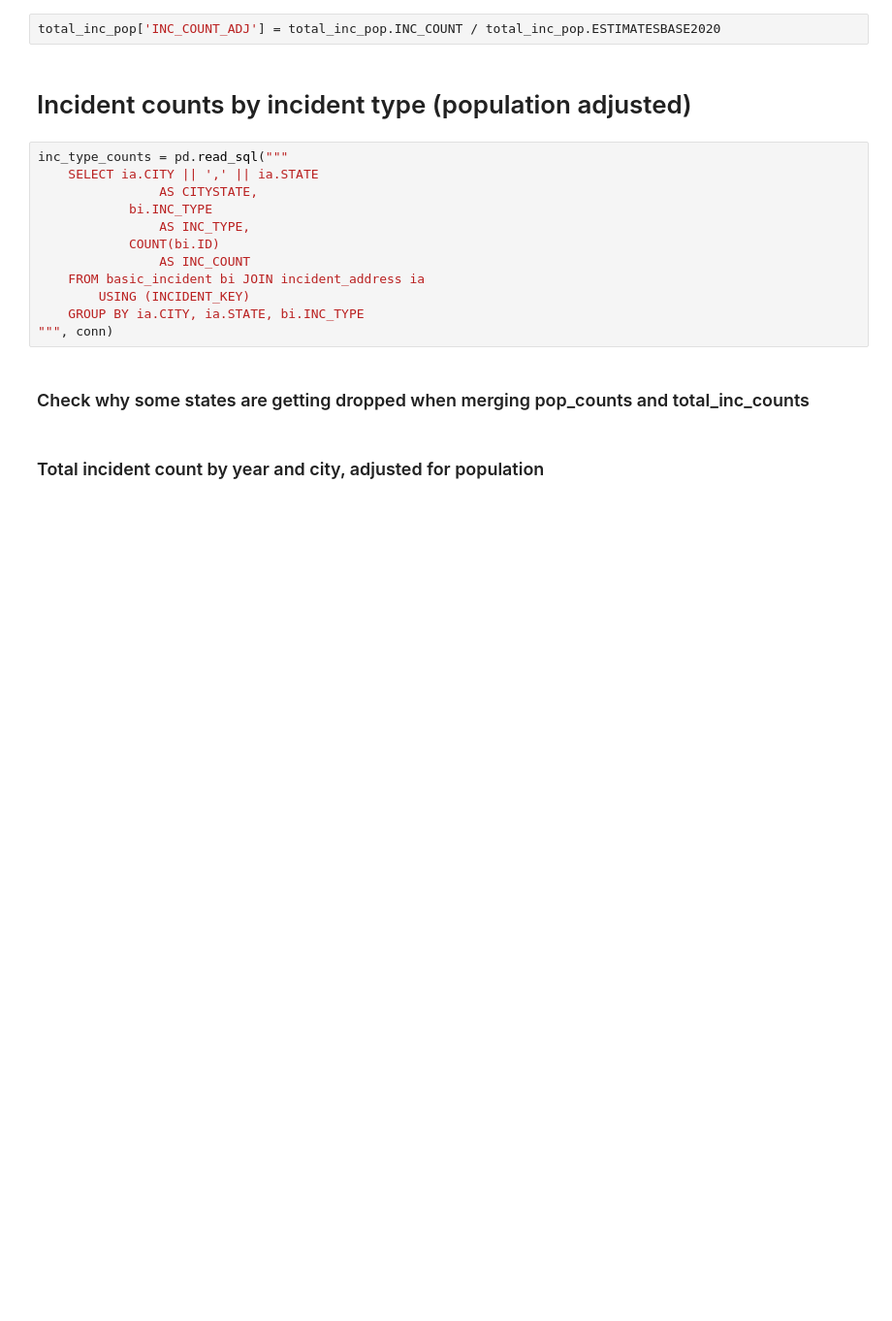
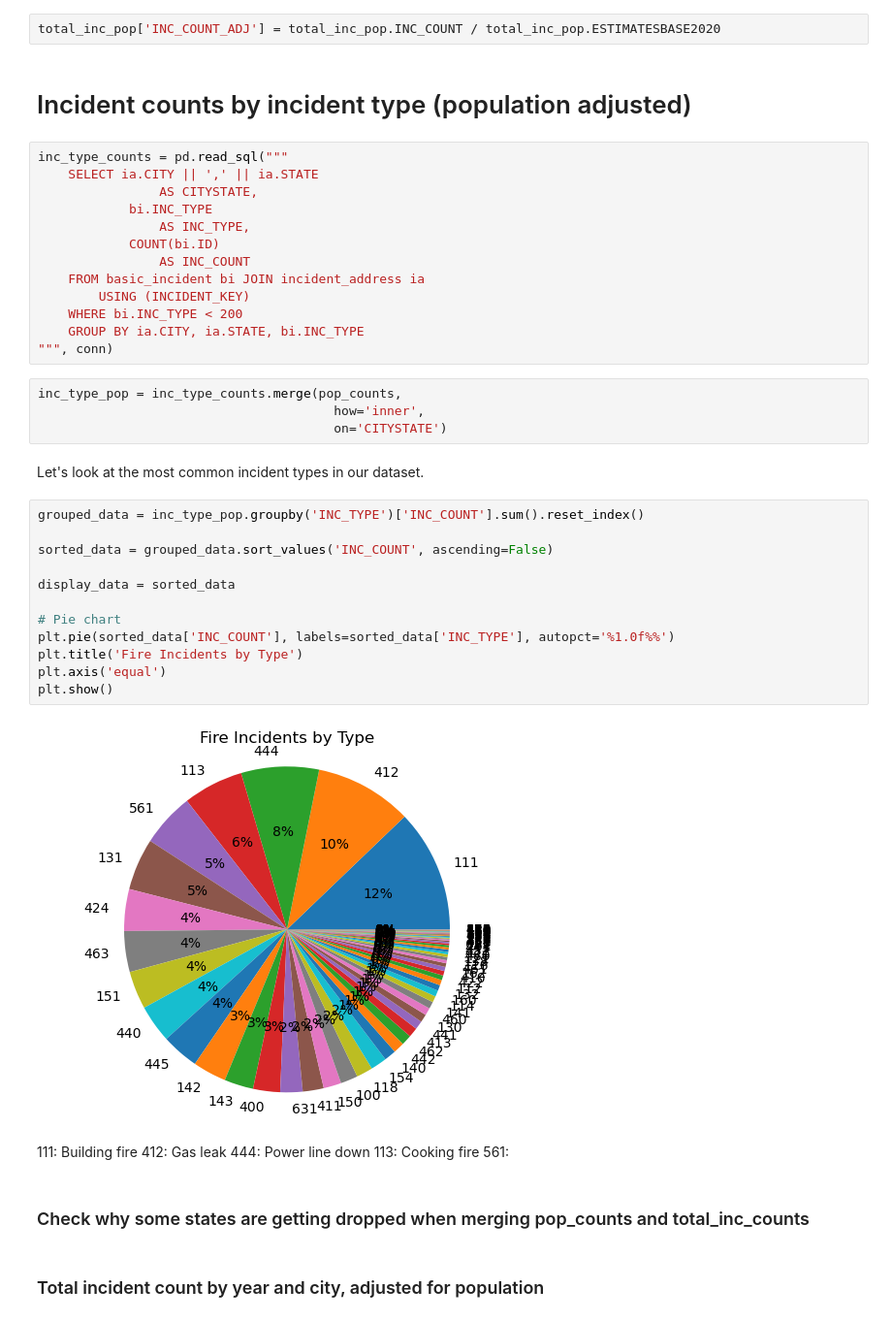
Before and after one commit to jackvandeleuv/house_fire_dashboard, a Jupyter notebook: exploration/inc_count_pop_adj.ipynb, the cells around one changed output. Shown at 97% size. Drawn from its saved outputs; the diff is of its cells as text; blank space fills up the shorter version.

```diff
--- a/exploration/inc_count_pop_adj.ipynb
+++ b/exploration/inc_count_pop_adj.ipynb
@@ -153,8 +160,35 @@ inc_type_counts = pd.read_sql("""
                 AS INC_COUNT
     FROM basic_incident bi JOIN incident_address ia
         USING (INCIDENT_KEY)
+    WHERE bi.INC_TYPE < 200
     GROUP BY ia.CITY, ia.STATE, bi.INC_TYPE
 """, conn)
+# %%
+inc_type_pop = inc_type_counts.merge(pop_counts,
+                                       how='inner',
+                                       on='CITYSTATE')
+# %% [markdown]
+Let's look at the most common incident types in our dataset.
+# %%
+grouped_data = inc_type_pop.groupby('INC_TYPE')['INC_COUNT'].sum().reset_index()
+
+sorted_data = grouped_data.sort_values('INC_COUNT', ascending=False)
+
+display_data = sorted_data
+
+# Pie chart
+plt.pie(sorted_data['INC_COUNT'], labels=sorted_data['INC_TYPE'], autopct='%1.0f%%')
+plt.title('Fire Incidents by Type')
+plt.axis('equal')
+plt.show()
+# %% [output]
+[figure, added]
+# %% [markdown]
+111: Building fire
+412: Gas leak
+444: Power line down
+113: Cooking fire
+561:
 # %% [markdown]
 ### Check why some states are getting dropped when merging pop_counts and total_inc_counts
 # %% [markdown]
```
Also changed, not shown: parts of 2 cells of this notebook.
